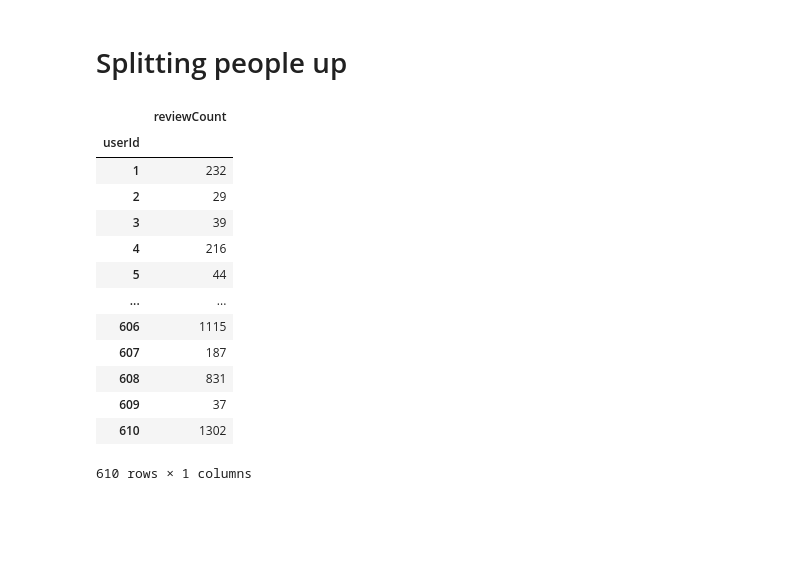
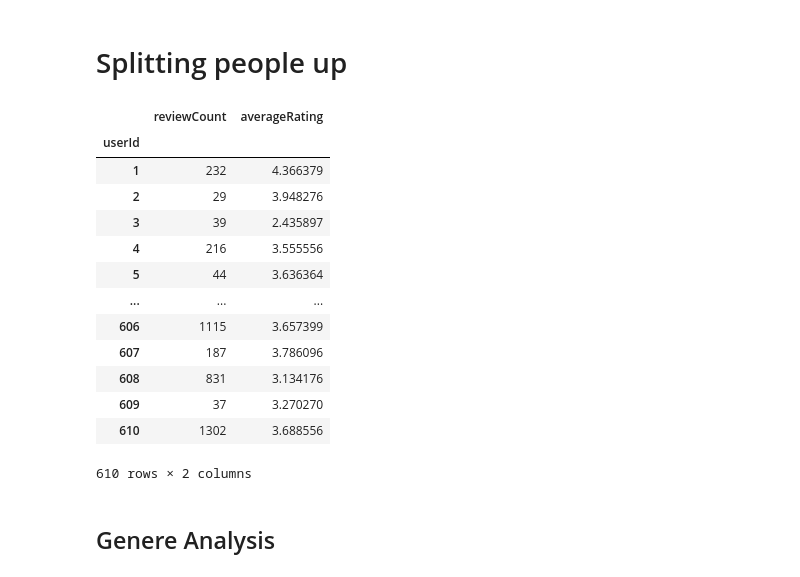
Before and after one commit to chenjoshua7/RecommendationSystems_NetworksFP, a Jupyter notebook: genre_breakdown.ipynb, the cells around one changed output. Drawn from its saved outputs; the diff is of its cells as text; code cells hidden in the pictures; blank space fills up the shorter version.

Commit message:
Genre Breakdown and Analysis

```diff
--- a/genre_breakdown.ipynb
+++ b/genre_breakdown.ipynb
@@ -44,21 +46,22 @@ for genre, dataframe in genre_dataframes.items():
 # %%
 ratings = pd.read_csv("data/ratings.csv")
 # %%
-ratings_summary = ratings.groupby("userId").agg({"movieId": "count"})
-ratings_summary = ratings_summary.rename(columns={"movieId": "reviewCount"})
+ratings_summary = ratings.groupby("userId").agg({"movieId": "count",
+                                                 "rating": "mean"})
+ratings_summary = ratings_summary.rename(columns={"movieId": "reviewCount", "rating": "averageRating"})
 ratings_summary
 # %% [output]
-|  | reviewCount |
-| userId |  |
-| 1 | 232 |
-| 2 | 29 |
-| 3 | 39 |
-| 4 | 216 |
-| 5 | 44 |
-| ... | ... |
-| 606 | 1115 |
-| 607 | 187 |
-| 608 | 831 |
-| 609 | 37 |
-| 610 | 1302 |
+|  | reviewCount | averageRating |
+| userId |  |  |
+| 1 | 232 | 4.366379 |
+| 2 | 29 | 3.948276 |
+| 3 | 39 | 2.435897 |
+| 4 | 216 | 3.555556 |
+| 5 | 44 | 3.636364 |
+| ... | ... | ... |
+| 606 | 1115 | 3.657399 |
+| 607 | 187 | 3.786096 |
+| 608 | 831 | 3.134176 |
+| 609 | 37 | 3.270270 |
+| 610 | 1302 | 3.688556 |
-610 rows × 1 columns
+610 rows × 2 columns
@@ -85,3 +88,5 @@ for genre in genres:
 for genre, dataframe in genre_by_user.items():
     globals()[f"{genre.lower()}_users"] = dataframe
     dataframe.to_csv(f"genre_data/{genre.lower()}_users.csv", index=False)
+# %% [markdown]
+## Genere Analysis
```
Also changed, not shown: parts of 13 cells of this notebook, 19 other files.
